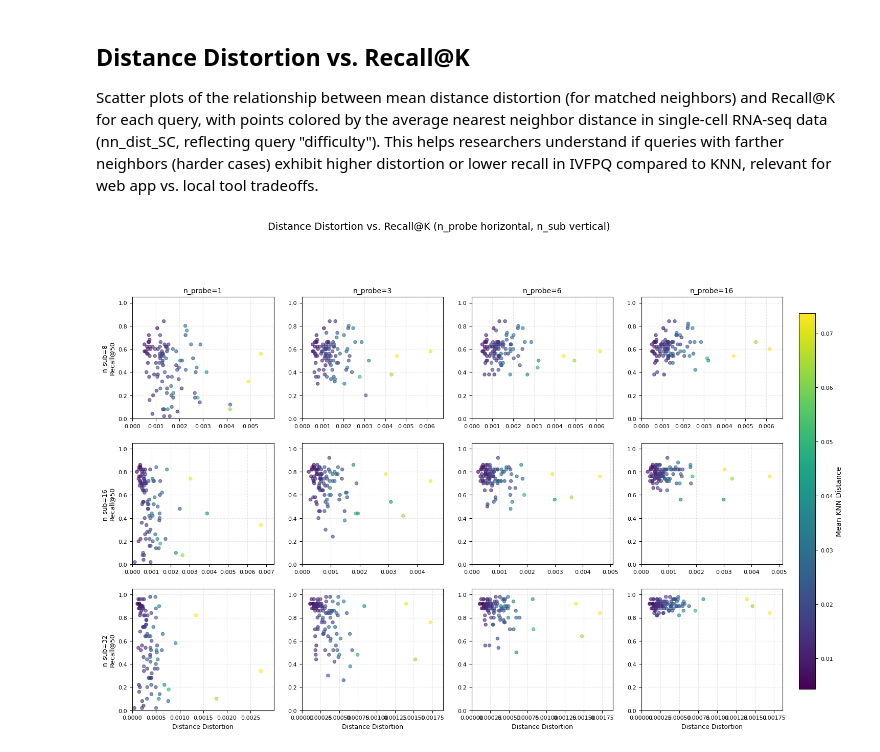
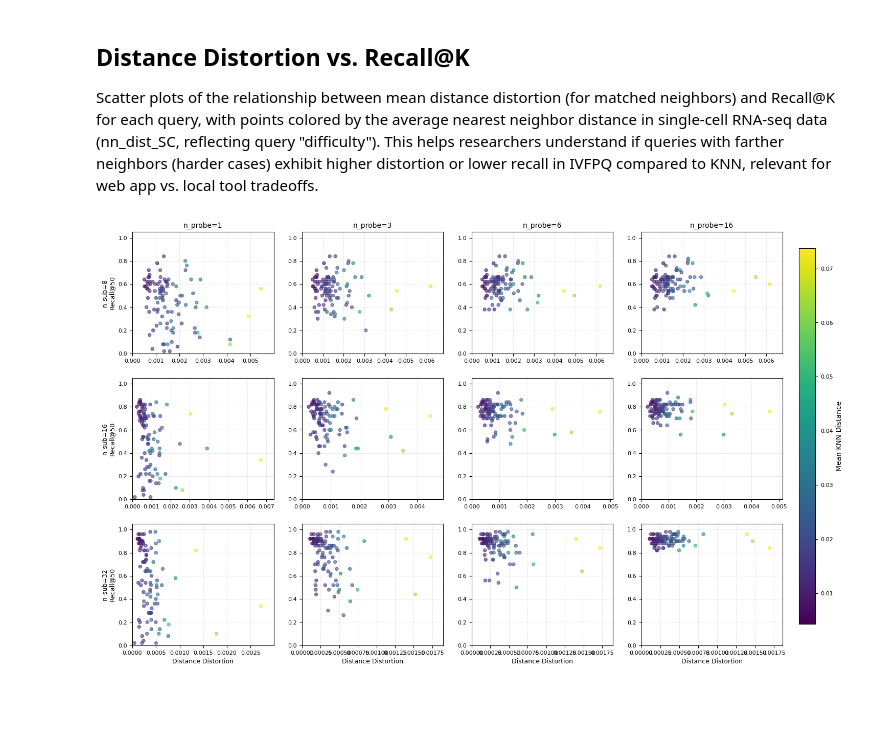
Before and after one commit to braingeneers/cytoverse, a Jupyter notebook: notebooks/analysis.ipynb, the cells around one changed output. Saved outputs shown, nothing was run; the diff lists cells and outputs as text; code cells hidden in the pictures; blank space fills up the shorter version.

```diff
--- a/notebooks/analysis.ipynb
+++ b/notebooks/analysis.ipynb
@@ -1314,11 +1342,11 @@ def plot_distortion_vs_recall(
     fig, axes = plt.subplots(
         len(n_subs), len(n_probes), figsize=(4 * len(n_probes), 3.5 * len(n_subs))
     )
-    fig.suptitle(
-        "Distance Distortion vs. Recall@K (n_probe horizontal, n_sub vertical)",
-        fontsize=14,
-        y=1.02,
-    )
+    # fig.suptitle(
+    #     "Distance Distortion vs. Recall@K (n_probe horizontal, n_sub vertical)",
+    #     fontsize=14,
+    #     y=1.02,
+    # )
 
     # Ensure axes is 2D even for single row/column
     if len(n_subs) == 1:
@@ -1383,31 +1411,31 @@ def plot_distortion_vs_recall(
             ax.tick_params(labelsize=8)
 
     # Add single colorbar for all subplots
     fig.subplots_adjust(right=0.92)
     cbar_ax = fig.add_axes([0.94, 0.15, 0.02, 0.7])
     sm = plt.cm.ScalarMappable(cmap="viridis", norm=plt.Normalize(vmin=vmin, vmax=vmax))
     sm.set_array([])
     cbar = fig.colorbar(sm, cax=cbar_ax)
     cbar.set_label("Mean KNN Distance", fontsize=10)
     cbar.ax.tick_params(labelsize=8)
 
     # plt.tight_layout(rect=[0, 0, 0.92, 1])
     plt.savefig(
         "notebooks/figures/distortion_vs_recall_grid.pdf", dpi=150, bbox_inches="tight"
     )
     plt.show()
     plt.close()
 
 
 # Run the plot
 plot_distortion_vs_recall(
     knn_idxs,
     knn_dists,
     ivfpq_data,
     k_neighbors=k_neighbors,
     n_subs=n_subs,
     # n_probes=n_probes,
     n_probes=n_probes[::2],
 )
 # %% [output]
-[figure, old version]
+[figure, new version]
```
Also changed, not shown: parts of 4 cells of this notebook, 7 other files.
